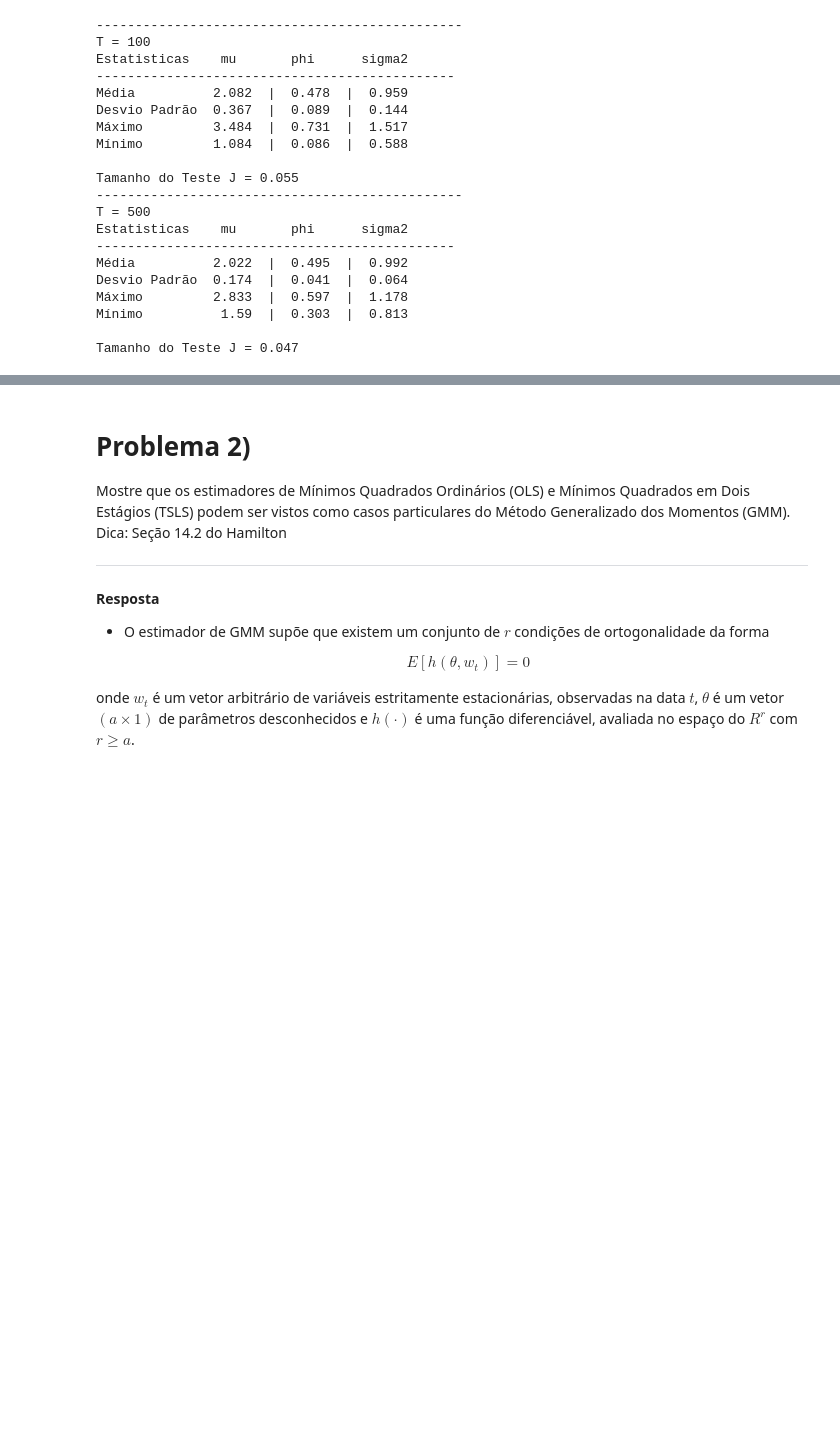
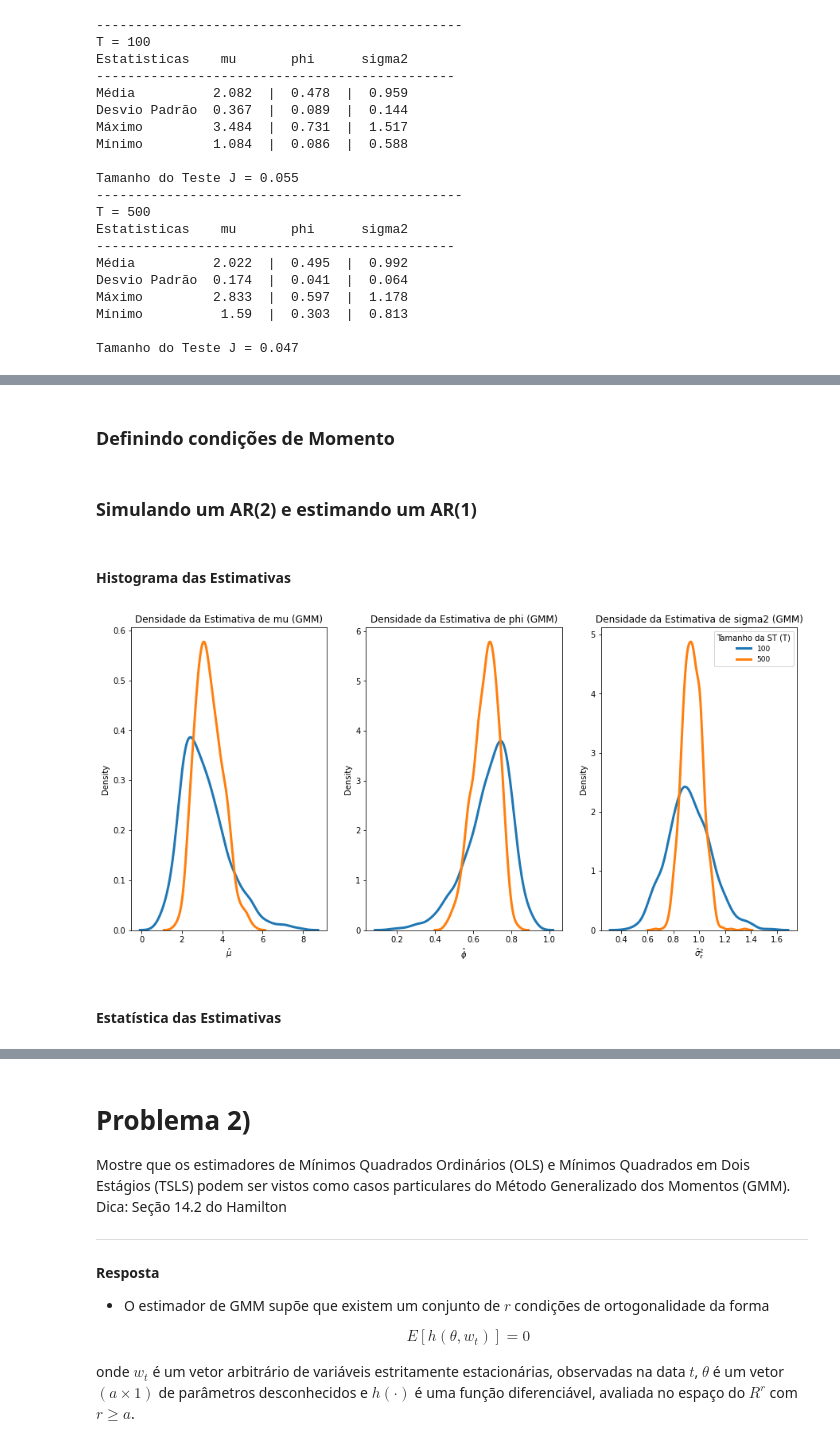
Before and after one commit to lucasestrela/dec_consumo_poupanca, a Jupyter notebook: Lista_1_Variáveis_instrumentais_GMM.ipynb, the cells around one changed output, grey strips where cells are left out. Cells and saved outputs as stored; diff of their text form; code cells hidden in the pictures; blank space fills up the shorter version.

```diff
--- a/Lista_1_Variáveis_instrumentais_GMM.ipynb
+++ b/Lista_1_Variáveis_instrumentais_GMM.ipynb
@@ -402,0 +403,23 @@ Após analisar os resultados das simulações feitas em (e) e (f), quais conclus
+# %% [markdown]
+### Definindo condições de Momento
+# %%
+class gmm(GMM):
+
+    def momcond(self, params):
+        p0, p1, p2 = params
+
+        endog = self.endog[:, None]
+        exog  = self.exog
+        inst  = self.instrument
+
+        m1 =  yt - p0 - p1*yt_1
+        m2 = (yt - p0 - p1*yt_1)*yt_1
+        m3 = (yt - p0 - p1*yt_1)*yt_2
+        m4 = (yt - p0 - p1*yt_1)**2 - p2
+
+        g = np.column_stack((m1, m2, m3, m4))
+
+
+        return g
+# %% [markdown]
+### Simulando um AR(2) e estimando um AR(1)
@@ -402,0 +513,52 @@ Após analisar os resultados das simulações feitas em (e) e (f), quais conclus
+# %% [markdown]
+#### Histograma das Estimativas
+# %%
+# Set up the matplotlib figure
+f, axes = plt.subplots(1, 3, figsize=(15, 7))
+
+
+# Label do Histograma = Tupla de parametros
+lab = 100
+
+for T in range(0,2):
+
+
+  # Plotando a densidade
+  sns.distplot(parametros[:, 0, T], hist = False, kde = True,
+                kde_kws = {'linewidth': 3},
+                label = lab,
+                ax=axes[0])
+
+  # Plotando a densidade
+  sns.distplot(parametros[:, 1, T], hist = False, kde = True,
+                kde_kws = {'linewidth': 3},
+                label = lab,
+                ax=axes[1])
+
+  # Plotando a densidade
+  sns.distplot(parametros[:, 2, T], hist = False, kde = True,
+                kde_kws = {'linewidth': 3},
+                label = lab,
+                ax=axes[2])
+
+  lab = 500
+
+
+# Formatação
+axes[0].set_title('Densidade da Estimativa de mu (GMM)')
+axes[1].set_title('Densidade da Estimativa de phi (GMM)')
+axes[2].set_title('Densidade da Estimativa de sigma2 (GMM)')
+
+plt.legend(prop={'size': 9}, title = 'Tamanho da ST (T)')
+
+# Formatação
+axes[0].set_xlabel(r'$\hat{\mu}$')
+axes[1].set_xlabel(r'$\hat{\phi}$')
+axes[2].set_xlabel(r'$\hat{\sigma}^2_{\varepsilon}$')
+
+plt.ylabel('Density')
+plt.show()
+# %% [output]
+[figure, added]
+# %% [markdown]
+#### Estatística das Estimativas
```
Also changed, not shown: parts of 8 cells of this notebook.
